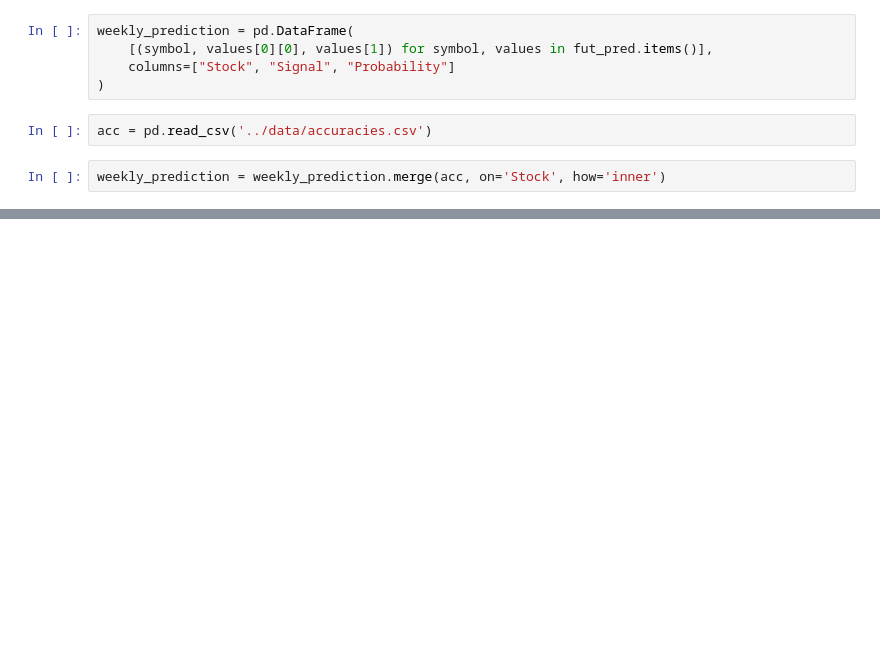
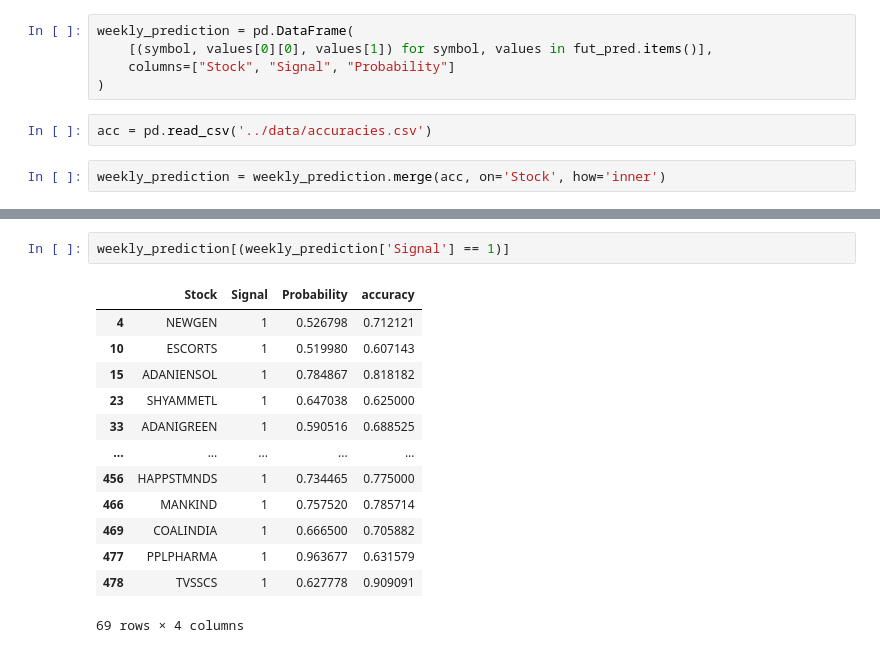
Before and after one commit to sachin27b/ML_Trading, a Jupyter notebook: notebook/pipeline.ipynb, the cells around one changed output, grey strips where cells are left out. Drawn from its saved outputs; the diff is of its cells as text; blank space fills up the shorter version.

```diff
--- a/notebook/pipeline.ipynb
+++ b/notebook/pipeline.ipynb
@@ -243,3 +355,19 @@ weekly_prediction.to_csv('../data/weekly_prediction(10feb-14feb).csv',index=Fals
+# %%
+weekly_prediction[(weekly_prediction['Signal'] == 1)]
+# %% [output]
+|  | Stock | Signal | Probability | accuracy |
+| 4 | NEWGEN | 1 | 0.526798 | 0.712121 |
+| 10 | ESCORTS | 1 | 0.519980 | 0.607143 |
+| 15 | ADANIENSOL | 1 | 0.784867 | 0.818182 |
+| 23 | SHYAMMETL | 1 | 0.647038 | 0.625000 |
+| 33 | ADANIGREEN | 1 | 0.590516 | 0.688525 |
+| ... | ... | ... | ... | ... |
+| 456 | HAPPSTMNDS | 1 | 0.734465 | 0.775000 |
+| 466 | MANKIND | 1 | 0.757520 | 0.785714 |
+| 469 | COALINDIA | 1 | 0.666500 | 0.705882 |
+| 477 | PPLPHARMA | 1 | 0.963677 | 0.631579 |
+| 478 | TVSSCS | 1 | 0.627778 | 0.909091 |
+69 rows × 4 columns
 # %%
 weekly_prediction[(weekly_prediction['Signal'] == 1)&(weekly_prediction['accuracy'] < 0.7)]
 # %% [output]
```
Also changed, not shown: parts of 19 cells of this notebook, 3 other files.
